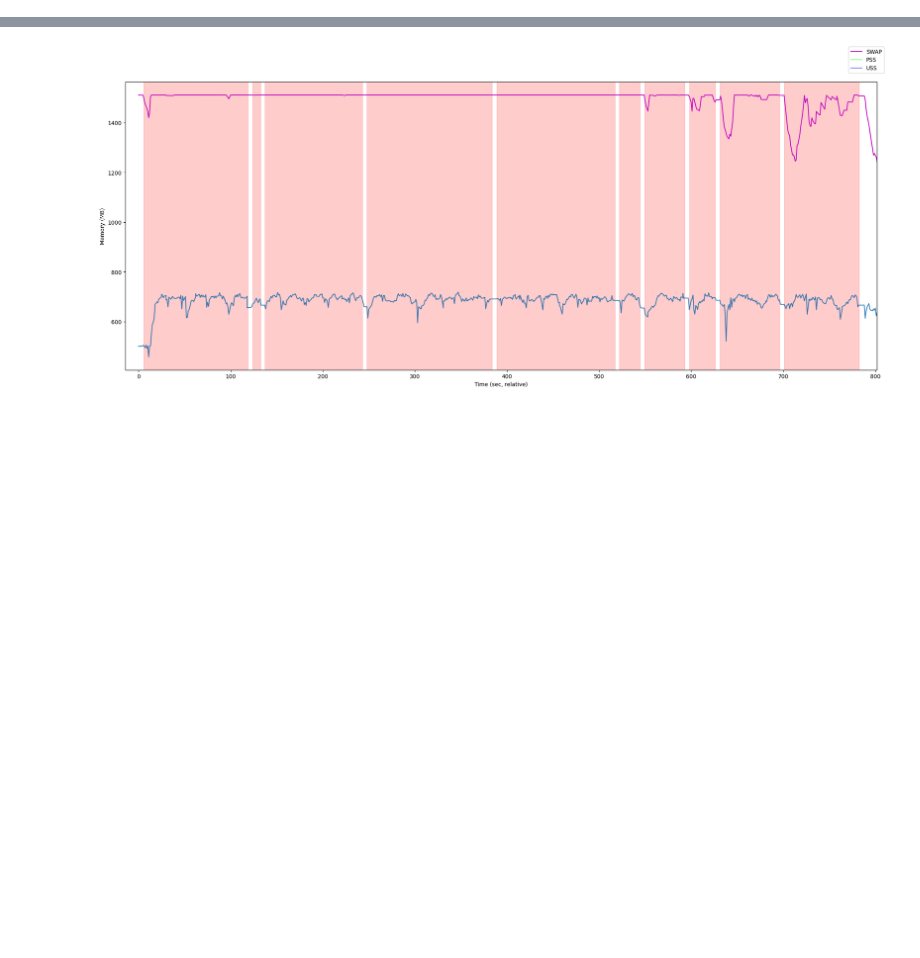
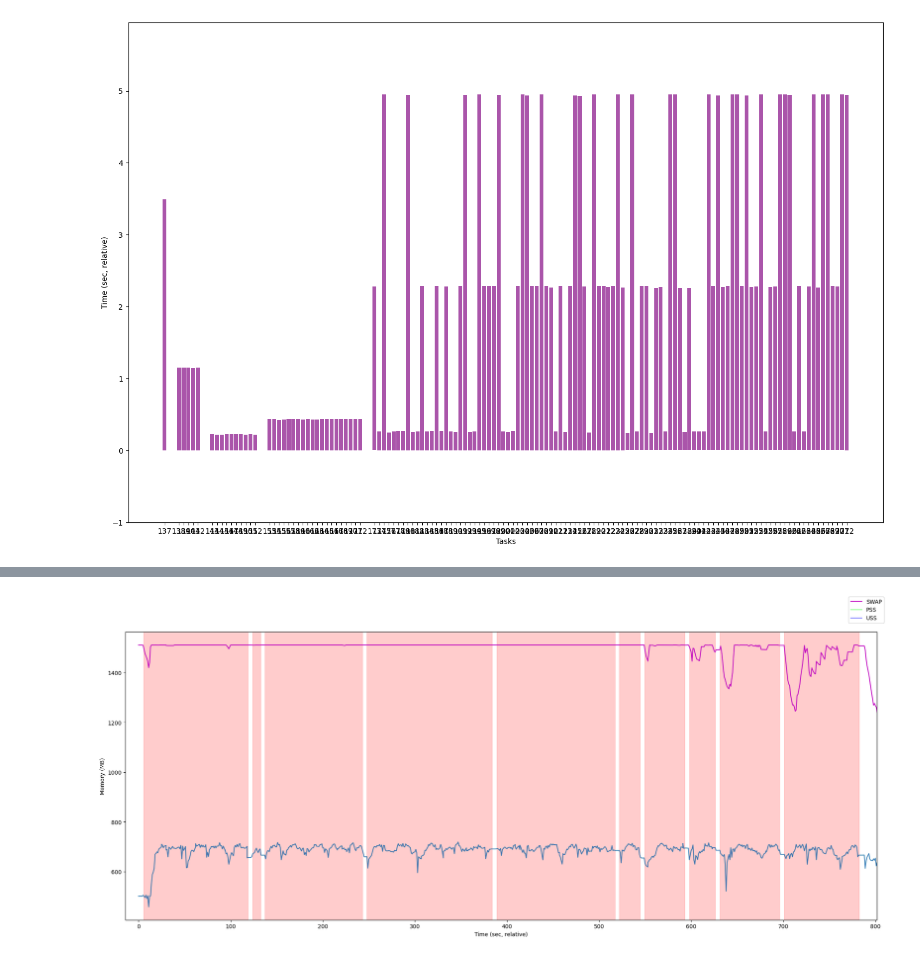
Before and after one commit to graduate-project-kkc/image2vec-server, a Jupyter notebook: analyze_test.ipynb, the cells around one changed output, grey strips where cells are left out. Cells and saved outputs as stored; diff of their text form; code cells hidden in the pictures; blank space fills up the shorter version.

```diff
--- a/analyze_test.ipynb
+++ b/analyze_test.ipynb
@@ -154,0 +162,4 @@ plot_local(target_scenario_num)
+# %%
+plot_local(range(6, 11))
+# %% [output]
+[figure, added]
```
Also changed, not shown: parts of 7 cells of this notebook, 4 other files.
